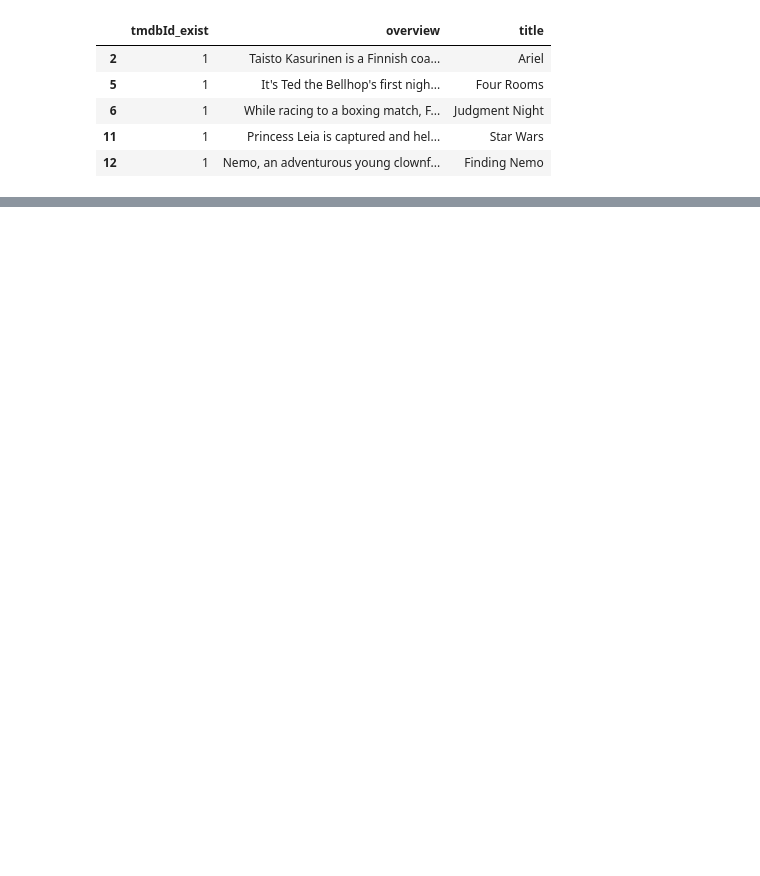
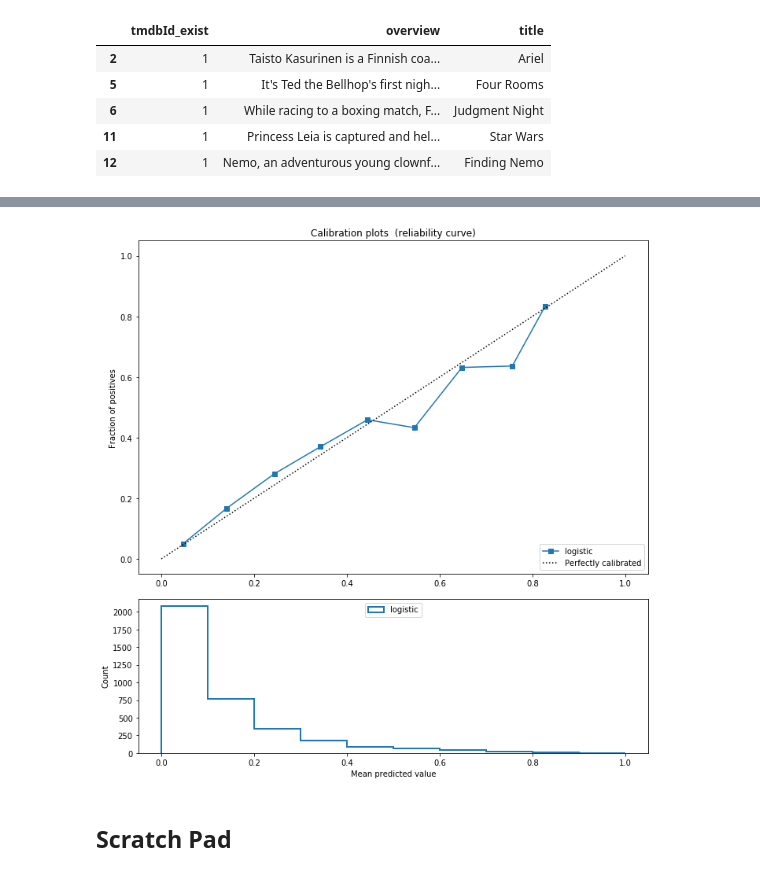
Before and after one commit to Darrkong/movie_poster_analysis, a Jupyter notebook: Movie_overview_analysis.ipynb, the cells around one changed output, grey strips where cells are left out. Cells and saved outputs as stored; diff of their text form; code cells hidden in the pictures; blank space fills up the shorter version.

```diff
--- a/Movie_overview_analysis.ipynb
+++ b/Movie_overview_analysis.ipynb
@@ -325,0 +545,29 @@ final= pd.merge(overviews_df, genome_tags_binary, left_on = 'tmdbId', right_on =
+# %%
+#Calibration Plot
+fraction_of_positives, mean_predicted_value = calibration_curve(y_test, y_score, n_bins=10)
+
+fig = plt.figure(figsize=(10, 10))
+ax1 = plt.subplot2grid((3, 1), (0, 0), rowspan=2)
+ax2 = plt.subplot2grid((3, 1), (2, 0))
+
+ax1.plot(mean_predicted_value, fraction_of_positives, "s-", label='logistic')
+ax1.plot([0, 1], [0, 1], "k:", label="Perfectly calibrated")
+
+ax2.hist(y_score, range=(0, 1), bins=10, label='logistic', histtype="step", lw=2)
+
+ax1.set_ylabel("Fraction of positives")
+ax1.set_ylim([-0.05, 1.05])
+ax1.legend(loc="lower right")
+ax1.set_title('Calibration plots  (reliability curve)')
+
+ax2.set_xlabel("Mean predicted value")
+ax2.set_ylabel("Count")
+ax2.legend(loc="upper center", ncol=2)
+
+plt.tight_layout()
+
+plt.show()
+# %% [output]
+[figure, added]
+# %% [markdown]
+## Scratch Pad
```
Also changed, not shown: parts of 63 cells of this notebook.
